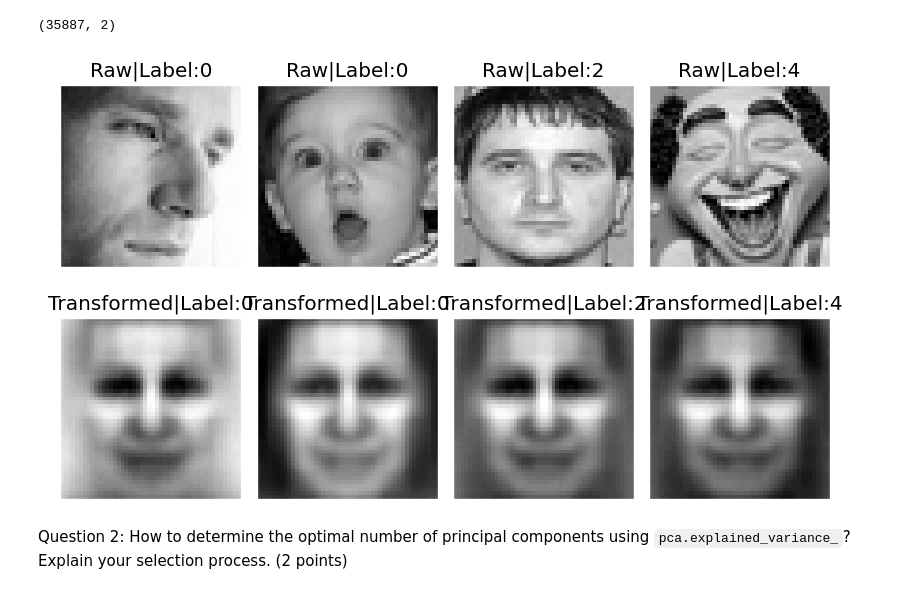
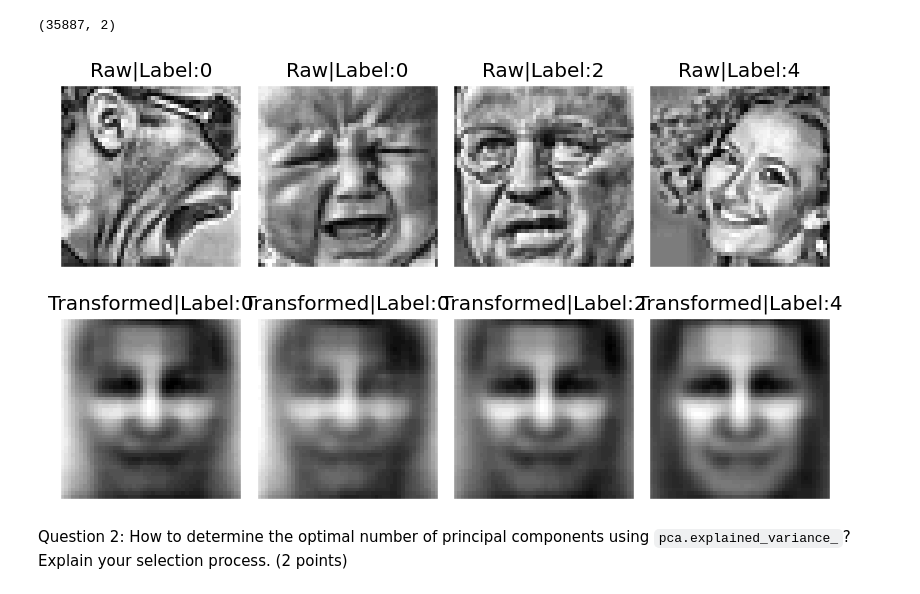
Before and after one commit to quochuy242/Fundamental-ML, a Jupyter notebook: notebooks/EDA.ipynb, the cells around one changed output. Cells and saved outputs as stored; diff of their text form; code cells hidden in the pictures.

```diff
--- a/notebooks/EDA.ipynb
+++ b/notebooks/EDA.ipynb
@@ -271,9 +270,9 @@ def plot_compare_pca_images(
     plt.tight_layout()
     plt.show()
 # %%
-plot_compare_pca_images(raw_images, pca_images, labels, pca_2_components)
+plot_compare_pca_images(adapteq_images, pca_images, labels, pca_2_components)
 # %% [output]
-[figure, old version]
+[figure, new version]
 # %% [markdown]
 Question 2: How to determine the optimal number of principal components using `pca.explained_variance_`? Explain your selection process. (2 points)
 # %%
```
Also changed, not shown: parts of 9 cells of this notebook.
